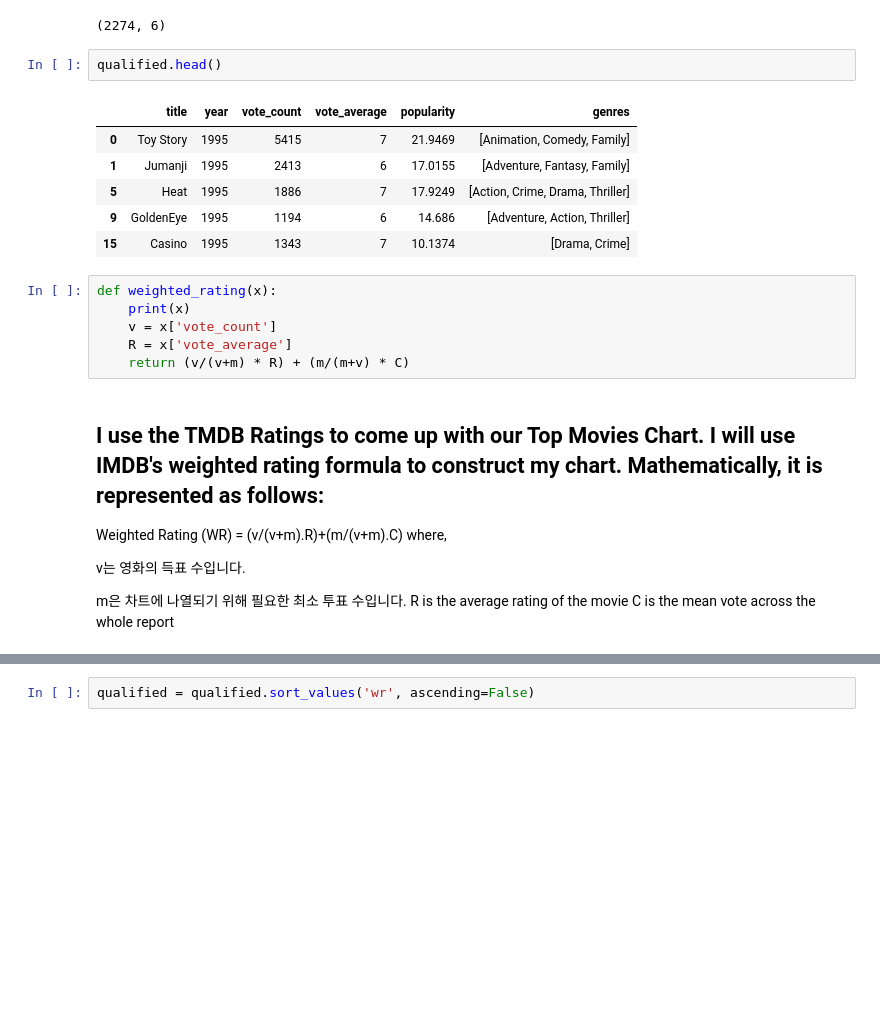
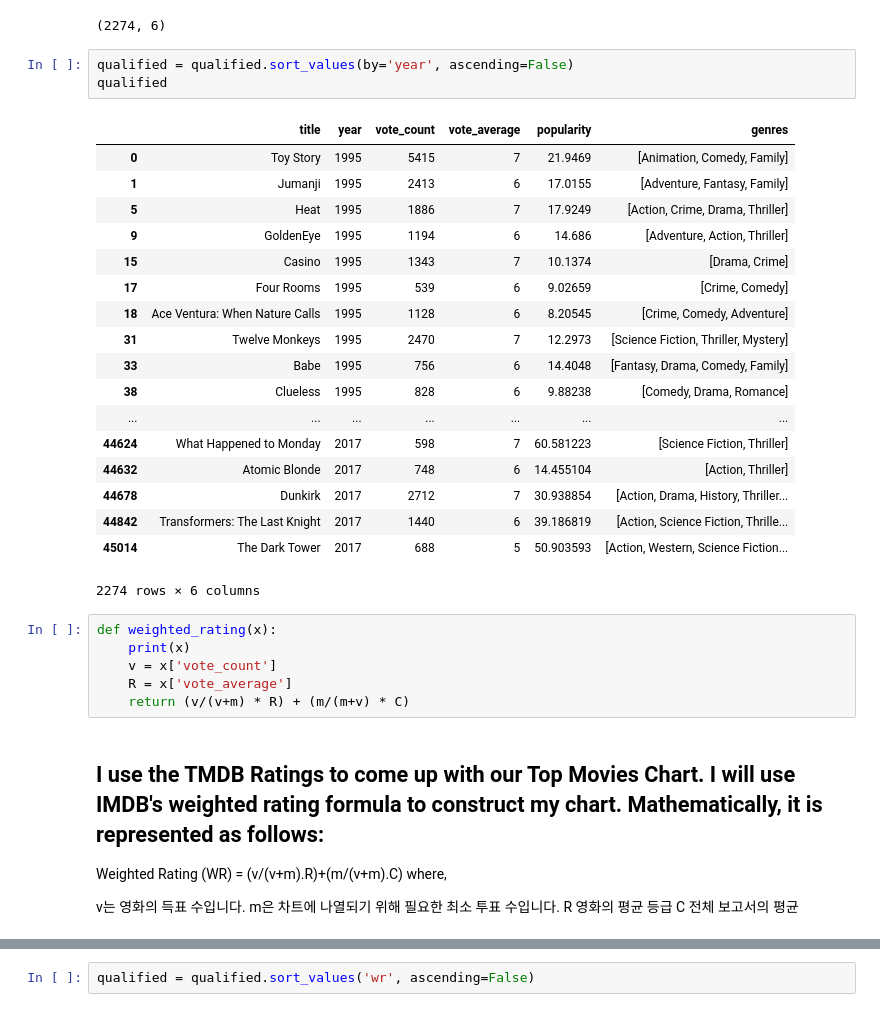
Before and after one commit to dl57934/CoAlert, a Jupyter notebook: sh_System/movieRecommaned/study1.ipynb, the cells around one changed output, grey strips where cells are left out. Saved outputs shown, nothing was run; the diff lists cells and outputs as text; blank space fills up the shorter version.

```diff
--- a/sh_System/movieRecommaned/study1.ipynb
+++ b/sh_System/movieRecommaned/study1.ipynb
@@ -112,15 +112,28 @@ qualified['vote_average'] = qualified['vote_average'].astype('int')
 qualified.shape
 # %% [output]
 (2274, 6)
-# %%
-qualified.head()
-# %% [output]
-|  | title | year | vote_count | vote_average | popularity | genres |
-| 0 | Toy Story | 1995 | 5415 | 7 | 21.9469 | [Animation, Comedy, Family] |
-| 1 | Jumanji | 1995 | 2413 | 6 | 17.0155 | [Adventure, Fantasy, Family] |
-| 5 | Heat | 1995 | 1886 | 7 | 17.9249 | [Action, Crime, Drama, Thriller] |
-| 9 | GoldenEye | 1995 | 1194 | 6 | 14.686 | [Adventure, Action, Thriller] |
-| 15 | Casino | 1995 | 1343 | 7 | 10.1374 | [Drama, Crime] |
+# %%
+qualified = qualified.sort_values(by='year', ascending=False)
+qualified
+# %% [output]
+|  | title | year | vote_count | vote_average | popularity | genres |
+| 0 | Toy Story | 1995 | 5415 | 7 | 21.9469 | [Animation, Comedy, Family] |
+| 1 | Jumanji | 1995 | 2413 | 6 | 17.0155 | [Adventure, Fantasy, Family] |
+| 5 | Heat | 1995 | 1886 | 7 | 17.9249 | [Action, Crime, Drama, Thriller] |
+| 9 | GoldenEye | 1995 | 1194 | 6 | 14.686 | [Adventure, Action, Thriller] |
+| 15 | Casino | 1995 | 1343 | 7 | 10.1374 | [Drama, Crime] |
+| 17 | Four Rooms | 1995 | 539 | 6 | 9.02659 | [Crime, Comedy] |
+| 18 | Ace Ventura: When Nature Calls | 1995 | 1128 | 6 | 8.20545 | [Crime, Comedy, Adventure] |
+| 31 | Twelve Monkeys | 1995 | 2470 | 7 | 12.2973 | [Science Fiction, Thriller, Mystery] |
+| 33 | Babe | 1995 | 756 | 6 | 14.4048 | [Fantasy, Drama, Comedy, Family] |
+| 38 | Clueless | 1995 | 828 | 6 | 9.88238 | [Comedy, Drama, Romance] |
+| ... | ... | ... | ... | ... | ... | ... |
+| 44624 | What Happened to Monday | 2017 | 598 | 7 | 60.581223 | [Science Fiction, Thriller] |
+| 44632 | Atomic Blonde | 2017 | 748 | 6 | 14.455104 | [Action, Thriller] |
+| 44678 | Dunkirk | 2017 | 2712 | 7 | 30.938854 | [Action, Drama, History, Thriller... |
+| 44842 | Transformers: The Last Knight | 2017 | 1440 | 6 | 39.186819 | [Action, Science Fiction, Thrille... |
+| 45014 | The Dark Tower | 2017 | 688 | 5 | 50.903593 | [Action, Western, Science Fiction... |
+2274 rows × 6 columns
 # %%
 def weighted_rating(x):
     print(x)
@@ -134,10 +147,9 @@ Weighted Rating (WR) =  (v/(v+m).R)+(m/(v+m).C)
 where,
 
 v는 영화의 득표 수입니다.
-
 m은 차트에 나열되기 위해 필요한 최소 투표 수입니다.
-R is the average rating of the movie
-C is the mean vote across the whole report
+R 영화의 평균 등급
+C 전체 보고서의 평균
 # %%
 qualified['wr'] = qualified.apply(weighted_rating, axis=1)
 # %% [output]
```
Also changed, not shown: parts of 37 cells of this notebook.
